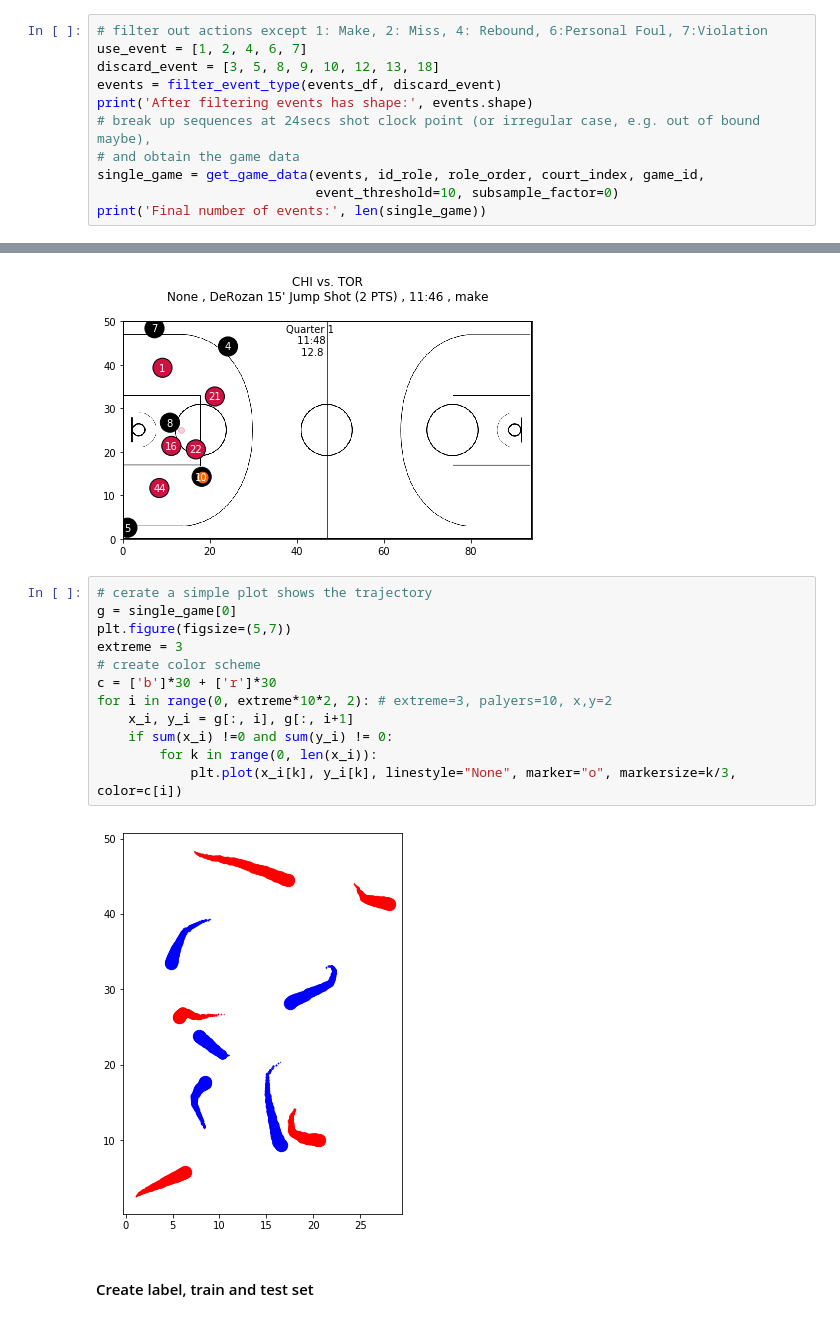
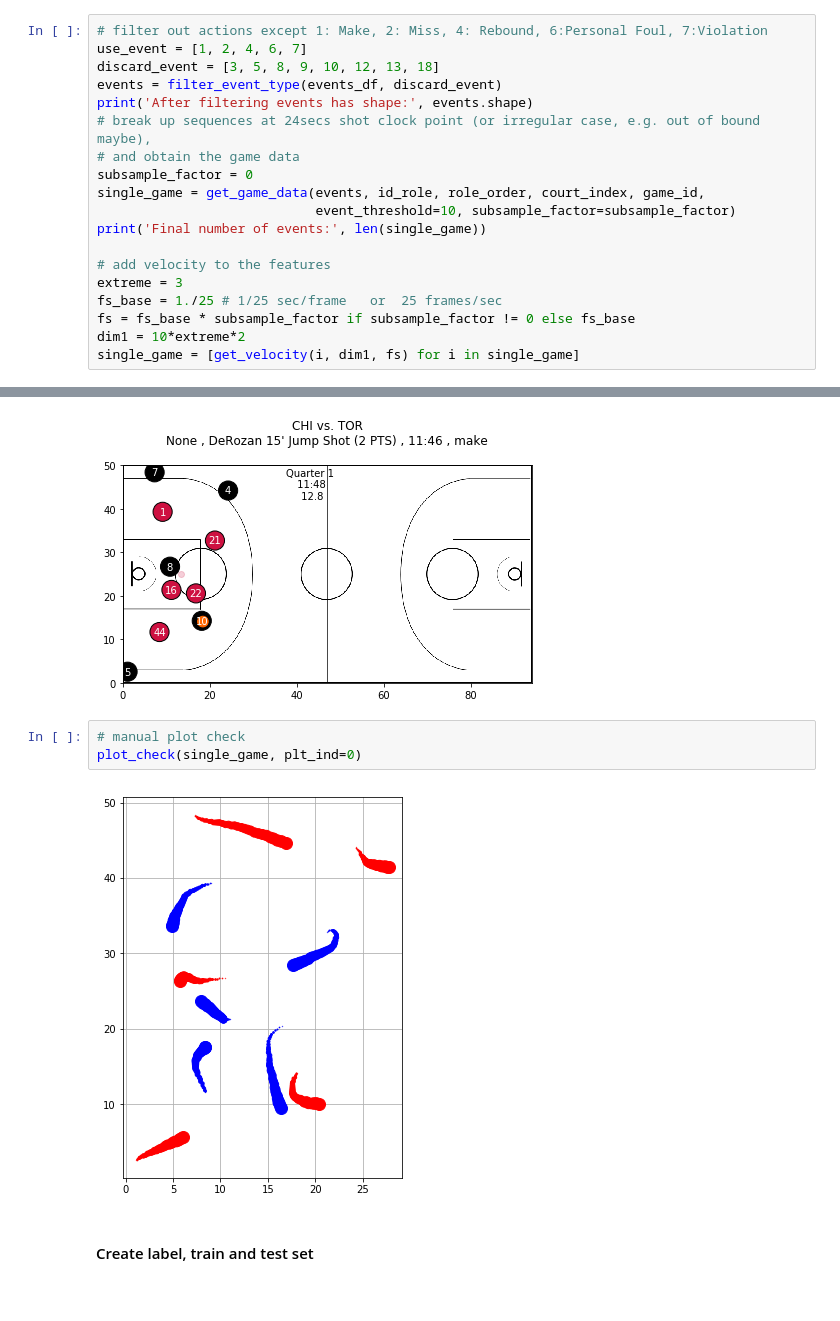
Before and after one commit to samshipengs/Coordinated-Multi-Agent-Imitation-Learning, a Jupyter notebook: code/Modelling.ipynb, the cells around one changed output, grey strips where cells are left out. Saved outputs shown, nothing was run; the diff lists cells and outputs as text.

```diff
--- a/code/Modelling.ipynb
+++ b/code/Modelling.ipynb
@@ -91,9 +70,17 @@ events = filter_event_type(events_df, discard_event)
 print('After filtering events has shape:', events.shape)
 # break up sequences at 24secs shot clock point (or irregular case, e.g. out of bound maybe),
 # and obtain the game data
+subsample_factor = 0
 single_game = get_game_data(events, id_role, role_order, court_index, game_id,
-                            event_threshold=10, subsample_factor=0)
+                            event_threshold=10, subsample_factor=subsample_factor)
 print('Final number of events:', len(single_game))
+
+# add velocity to the features
+extreme = 3
+fs_base = 1./25 # 1/25 sec/frame   or  25 frames/sec
+fs = fs_base * subsample_factor if subsample_factor != 0 else fs_base
+dim1 = 10*extreme*2
+single_game = [get_velocity(i, dim1, fs) for i in single_game]
 # %% [output]
 After filtering events has shape: (134, 8)
 Final number of events: 165
@@ -111,19 +98,10 @@ Plot.load_moment2img(game_data, event_number=0, moment_number=0, return_img=True
 event 0/231, moment: 0/150
 <matplotlib.axes._subplots.AxesSubplot at 0x...>
 [figure]
-# %%
-# cerate a simple plot shows the trajectory
-g = single_game[0]
-plt.figure(figsize=(5,7))
-extreme = 3
-# create color scheme
-c = ['b']*30 + ['r']*30
-for i in range(0, extreme*10*2, 2): # extreme=3, palyers=10, x,y=2
-    x_i, y_i = g[:, i], g[:, i+1]
-    if sum(x_i) !=0 and sum(y_i) != 0:
-        for k in range(0, len(x_i)):
-            plt.plot(x_i[k], y_i[k], linestyle="None", marker="o", markersize=k/3, color=c[i])
-# %% [output]
-[figure, removed]
+# %%
+# manual plot check
+plot_check(single_game, plt_ind=0)
+# %% [output]
+[figure, added]
 # %% [markdown]
 #### Create label, train and test set
```
Also changed, not shown: parts of 21 cells of this notebook, 2 other files.
